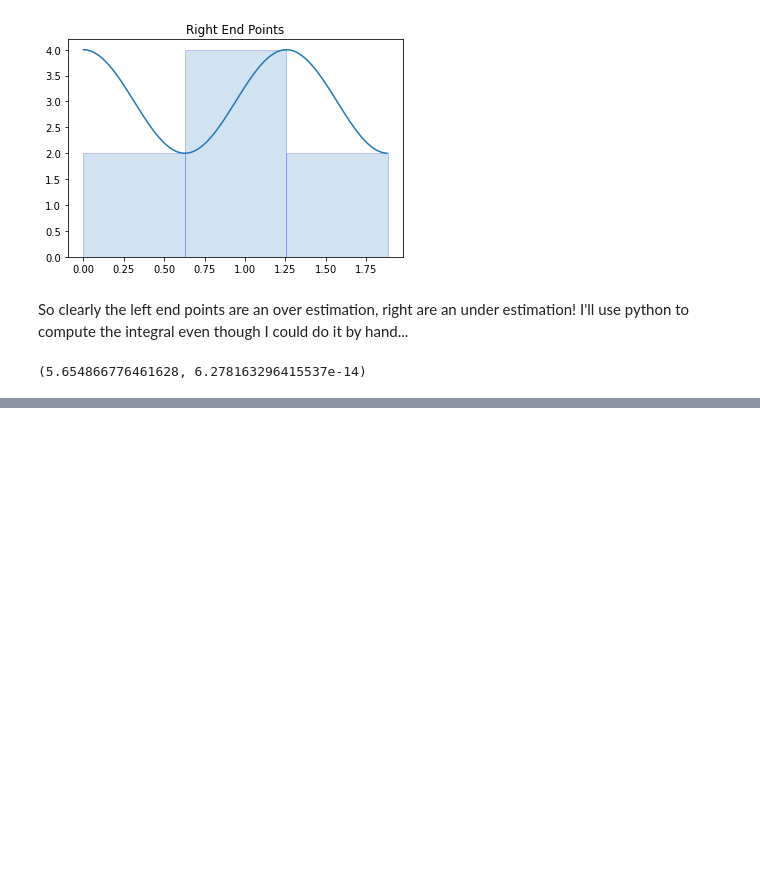
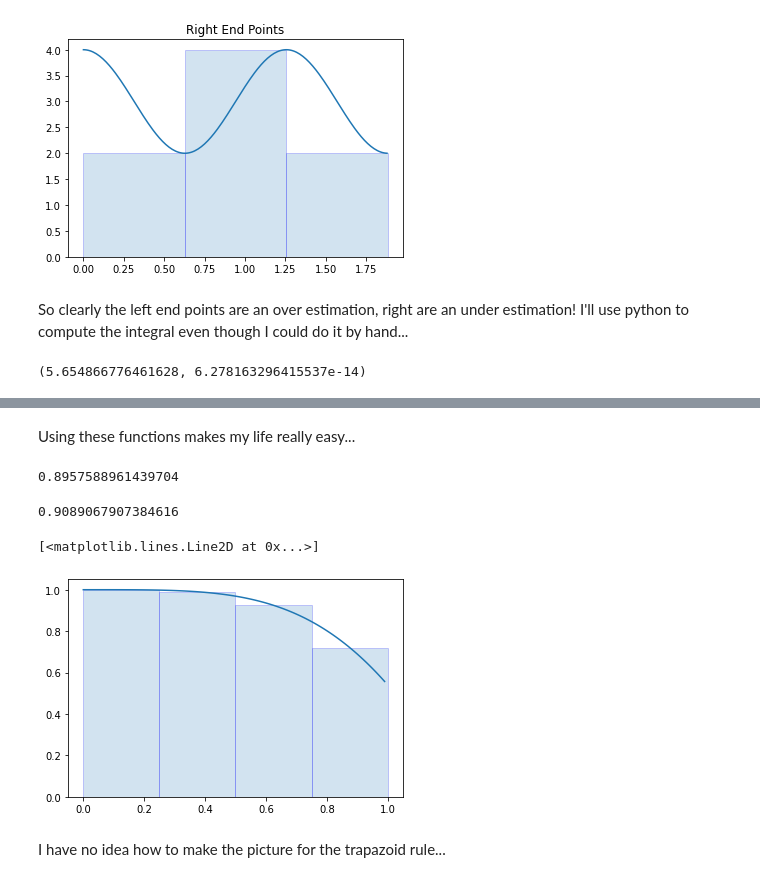
Before and after one commit to nurfnick/Numerical_Methods, a Jupyter notebook: WeBWorK7HomeworkHelper.ipynb, the cells around one changed output, grey strips where cells are left out. Saved outputs shown, nothing was run; the diff lists cells and outputs as text; code cells hidden in the pictures; blank space fills up the shorter version.

Commit message:
Added trapezoid and simpsons rule

```diff
--- a/WeBWorK7HomeworkHelper.ipynb
+++ b/WeBWorK7HomeworkHelper.ipynb
@@ -147,0 +194,24 @@ integrate.quad(lambda x: 3+np.cos(5*x),0,3*np.pi/5)
+# %% [markdown]
+Using these functions makes my life really easy...
+# %%
+f = lambda x: np.cos(x**2)
+trap(f, 0,1,4)
+# %% [output]
+0.8957588961439704
+# %%
+riemannSum(f,0,1,4,indicator='mid')
+# %% [output]
+0.9089067907384616
+# %%
+x = np.arange(0,1,.01)
+y = f(x)
+x2 = np.linspace(0,1,5)+1/8
+y2 = f(x2)
+
+plt.bar(x2[:-1]-1/8,y2[:-1],width = 1/4, alpha = 0.2, align = 'edge', edgecolor = 'b')
+plt.plot(x,y)
+# %% [output]
+[<matplotlib.lines.Line2D at 0x...>]
+[figure, added]
+# %% [markdown]
+I have no idea how to make the picture for the trapazoid rule...
```
Also changed, not shown: parts of 3 cells of this notebook.
